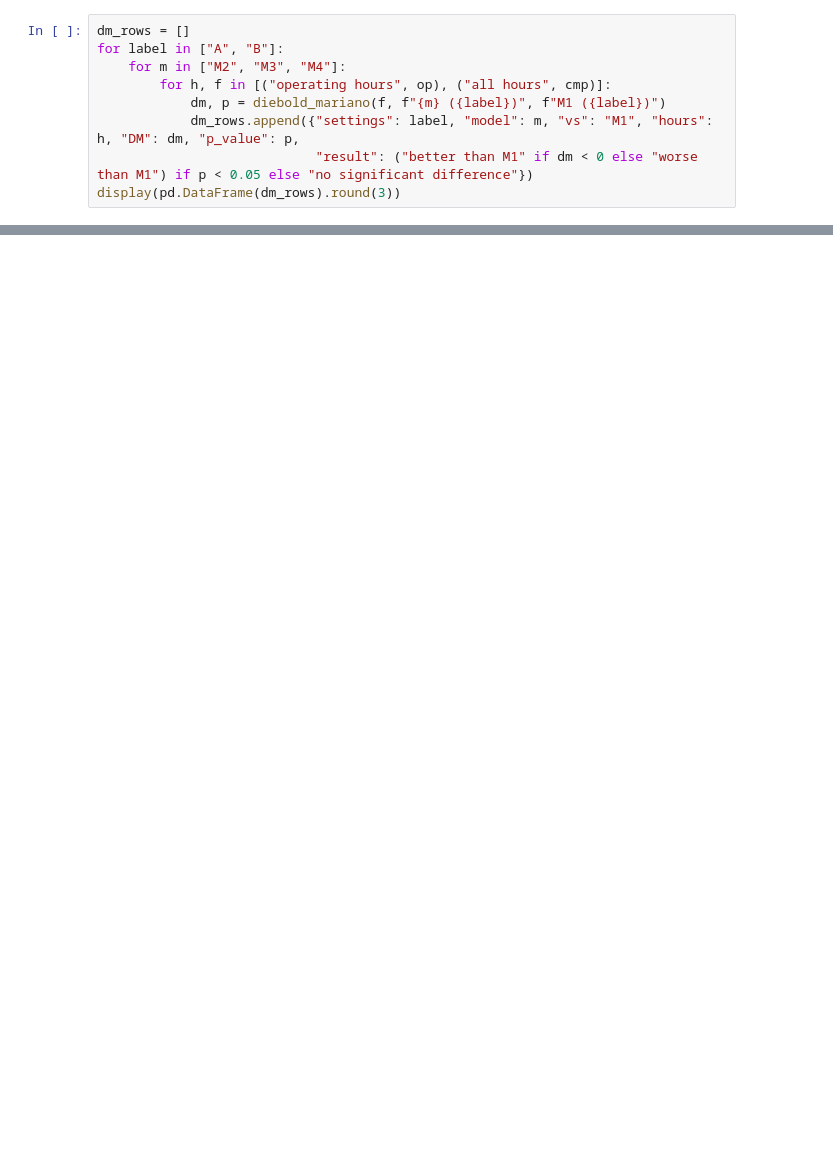
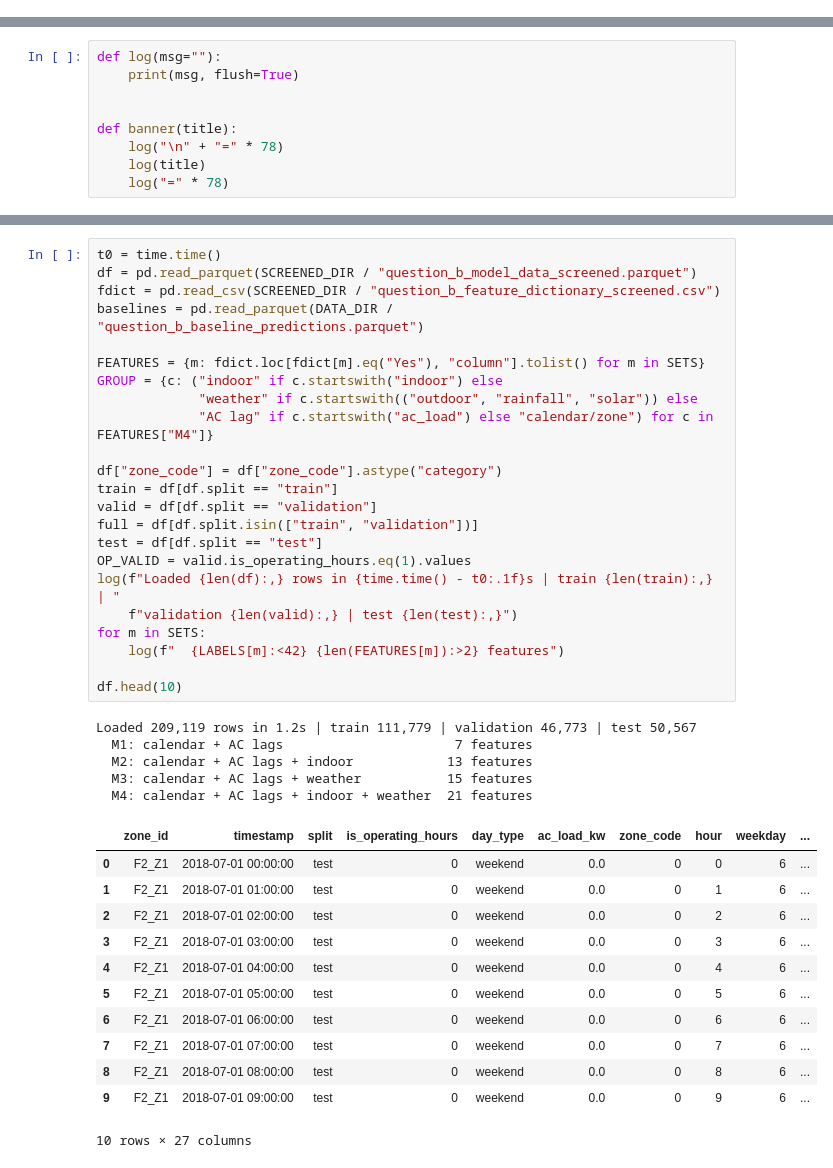
Before and after one commit to rionang2024/is4001, a Jupyter notebook: Qn_B/3-LightGBM/M1_M4_Comparison.ipynb, the cells around one changed output, grey strips where cells are left out. Drawn from its saved outputs; the diff is of its cells as text; blank space fills up the shorter version.

```diff
--- a/Qn_B/3-LightGBM/M1_M4_Comparison.ipynb
+++ b/Qn_B/3-LightGBM/M1_M4_Comparison.ipynb
@@ -272,9 +21,0 @@ print(f"{time.time() - t0:.0f}s")
-# %%
-dm_rows = []
-for label in ["A", "B"]:
-    for m in ["M2", "M3", "M4"]:
-        for h, f in [("operating hours", op), ("all hours", cmp)]:
-            dm, p = diebold_mariano(f, f"{m} ({label})", f"M1 ({label})")
-            dm_rows.append({"settings": label, "model": m, "vs": "M1", "hours": h, "DM": dm, "p_value": p,
-                            "result": ("better than M1" if dm < 0 else "worse than M1") if p < 0.05 else "no significant difference"})
-display(pd.DataFrame(dm_rows).round(3))
@@ -374,0 +84,9 @@ Chosen on validation: M2  |  Best on test: M1 calendar + AC lags
+# %%
+def log(msg=""):
+    print(msg, flush=True)
+
+
+def banner(title):
+    log("\n" + "=" * 78)
+    log(title)
+    log("=" * 78)
@@ -374,0 +100,41 @@ Chosen on validation: M2  |  Best on test: M1 calendar + AC lags
+# %%
+t0 = time.time()
+df = pd.read_parquet(SCREENED_DIR / "question_b_model_data_screened.parquet")
+fdict = pd.read_csv(SCREENED_DIR / "question_b_feature_dictionary_screened.csv")
+baselines = pd.read_parquet(DATA_DIR / "question_b_baseline_predictions.parquet")
+
+FEATURES = {m: fdict.loc[fdict[m].eq("Yes"), "column"].tolist() for m in SETS}
+GROUP = {c: ("indoor" if c.startswith("indoor") else
+             "weather" if c.startswith(("outdoor", "rainfall", "solar")) else
+             "AC lag" if c.startswith("ac_load") else "calendar/zone") for c in FEATURES["M4"]}
+
+df["zone_code"] = df["zone_code"].astype("category")
+train = df[df.split == "train"]
+valid = df[df.split == "validation"]
+full = df[df.split.isin(["train", "validation"])]
+test = df[df.split == "test"]
+OP_VALID = valid.is_operating_hours.eq(1).values
+log(f"Loaded {len(df):,} rows in {time.time() - t0:.1f}s | train {len(train):,} | "
+    f"validation {len(valid):,} | test {len(test):,}")
+for m in SETS:
+    log(f"  {LABELS[m]:<42} {len(FEATURES[m]):>2} features")
+
+df.head(10)
+# %% [output]
+Loaded 209,119 rows in 1.2s | train 111,779 | validation 46,773 | test 50,567
+  M1: calendar + AC lags                      7 features
+  M2: calendar + AC lags + indoor            13 features
+  M3: calendar + AC lags + weather           15 features
+  M4: calendar + AC lags + indoor + weather  21 features
+|  | zone_id | timestamp | split | is_operating_hours | day_type | ac_load_kw | zone_code | hour | weekday | ... |
+| 0 | F2_Z1 | 2018-07-01 00:00:00 | test | 0 | weekend | 0.0 | 0 | 0 | 6 | ... |
+| 1 | F2_Z1 | 2018-07-01 01:00:00 | test | 0 | weekend | 0.0 | 0 | 1 | 6 | ... |
+| 2 | F2_Z1 | 2018-07-01 02:00:00 | test | 0 | weekend | 0.0 | 0 | 2 | 6 | ... |
+| 3 | F2_Z1 | 2018-07-01 03:00:00 | test | 0 | weekend | 0.0 | 0 | 3 | 6 | ... |
+| 4 | F2_Z1 | 2018-07-01 04:00:00 | test | 0 | weekend | 0.0 | 0 | 4 | 6 | ... |
+| 5 | F2_Z1 | 2018-07-01 05:00:00 | test | 0 | weekend | 0.0 | 0 | 5 | 6 | ... |
+| 6 | F2_Z1 | 2018-07-01 06:00:00 | test | 0 | weekend | 0.0 | 0 | 6 | 6 | ... |
+| 7 | F2_Z1 | 2018-07-01 07:00:00 | test | 0 | weekend | 0.0 | 0 | 7 | 6 | ... |
+| 8 | F2_Z1 | 2018-07-01 08:00:00 | test | 0 | weekend | 0.0 | 0 | 8 | 6 | ... |
+| 9 | F2_Z1 | 2018-07-01 09:00:00 | test | 0 | weekend | 0.0 | 0 | 9 | 6 | ... |
+10 rows × 27 columns
```
Also changed, not shown: parts of 49 cells of this notebook, 16 other files.
